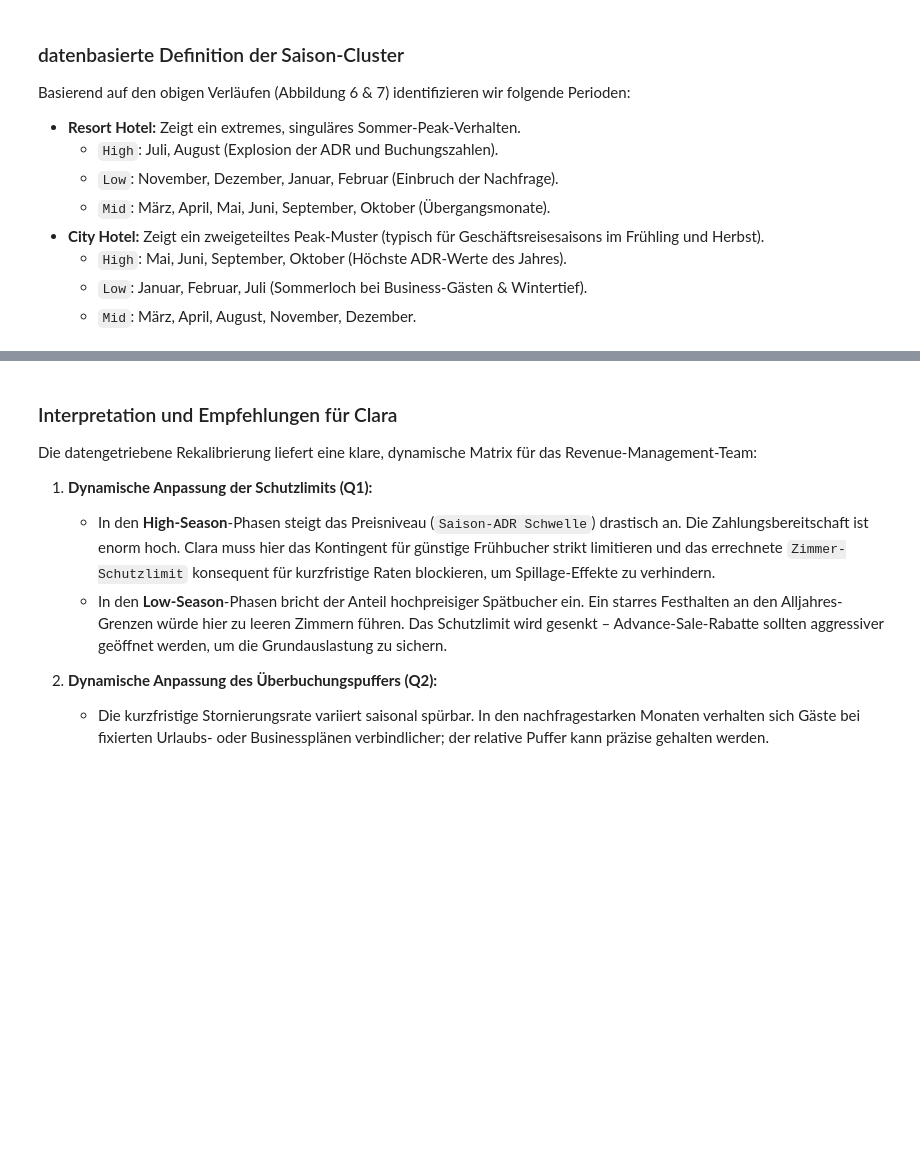
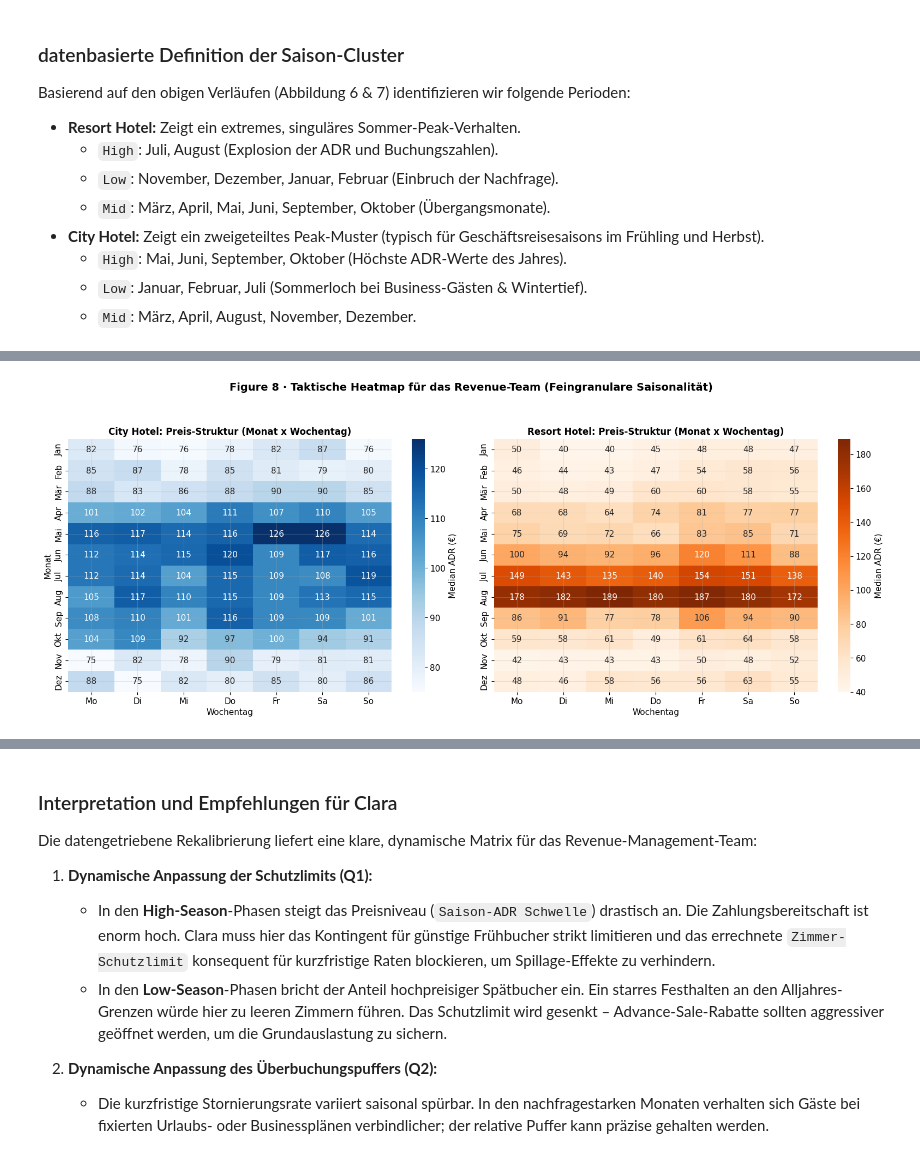
Before and after one commit to David3662343/CaseStudy2, a Jupyter notebook: Case-Study-2-zweiter-Versuch.ipynb, the cells around one changed output, grey strips where cells are left out. Cells and saved outputs as stored; diff of their text form; code cells hidden in the pictures; blank space fills up the shorter version.

```diff
--- a/Case-Study-2-zweiter-Versuch.ipynb
+++ b/Case-Study-2-zweiter-Versuch.ipynb
@@ -731,0 +742,38 @@ Basierend auf den obigen Verläufen (Abbildung 6 & 7) identifizieren wir folgend
+# %%
+# Wochentag extrahieren (0 = Montag, 6 = Sonntag)
+realised["arrival_weekday"] = realised["arrival_date"].dt.dayofweek
+
+# Pivot-Tabellen für die Heatmap erstellen: Monat x Wochentag
+# Wir messen die mittlere ADR, um die finanzielle Attraktivität der Tage zu bestimmen
+city_pivot = realised[realised["hotel"] == "City Hotel"].pivot_table(
+    values="adr", index="arrival_month", columns="arrival_weekday", aggfunc="median"
+)
+resort_pivot = realised[realised["hotel"] == "Resort Hotel"].pivot_table(
+    values="adr", index="arrival_month", columns="arrival_weekday", aggfunc="median"
+)
+
+# Wochentags-Labels für den Plot
+weekday_labels = ["Mo", "Di", "Mi", "Do", "Fr", "Sa", "So"]
+month_labels = ["Jan", "Feb", "Mär", "Apr", "Mai", "Jun", "Jul", "Aug", "Sep", "Okt", "Nov", "Dez"]
+
+# Visualisierung via Seaborn Heatmaps
+fig, axes = plt.subplots(1, 2, figsize=(16, 6))
+
+sns.heatmap(city_pivot, ax=axes[0], cmap="Blues", annot=True, fmt=".0f",
+            xticklabels=weekday_labels, yticklabels=month_labels, cbar_kws={'label': 'Median ADR (€)'})
+axes[0].set_title("City Hotel: Preis-Struktur (Monat x Wochentag)", fontweight="bold", fontsize=12)
+axes[0].set_xlabel("Wochentag")
+axes[0].set_ylabel("Monat")
+
+sns.heatmap(resort_pivot, ax=axes[1], cmap="Oranges", annot=True, fmt=".0f",
+            xticklabels=weekday_labels, yticklabels=month_labels, cbar_kws={'label': 'Median ADR (€)'})
+axes[1].set_title("Resort Hotel: Preis-Struktur (Monat x Wochentag)", fontweight="bold", fontsize=12)
+axes[1].set_xlabel("Wochentag")
+axes[1].set_ylabel("")
+
+fig.suptitle("Figure 8 · Taktische Heatmap für das Revenue-Team (Feingranulare Saisonalität)",
+             fontsize=14, fontweight="bold", y=1.05)
+plt.tight_layout()
+plt.show()
+# %% [output]
+[figure, added]
```
Also changed, not shown: parts of 6 cells of this notebook.
